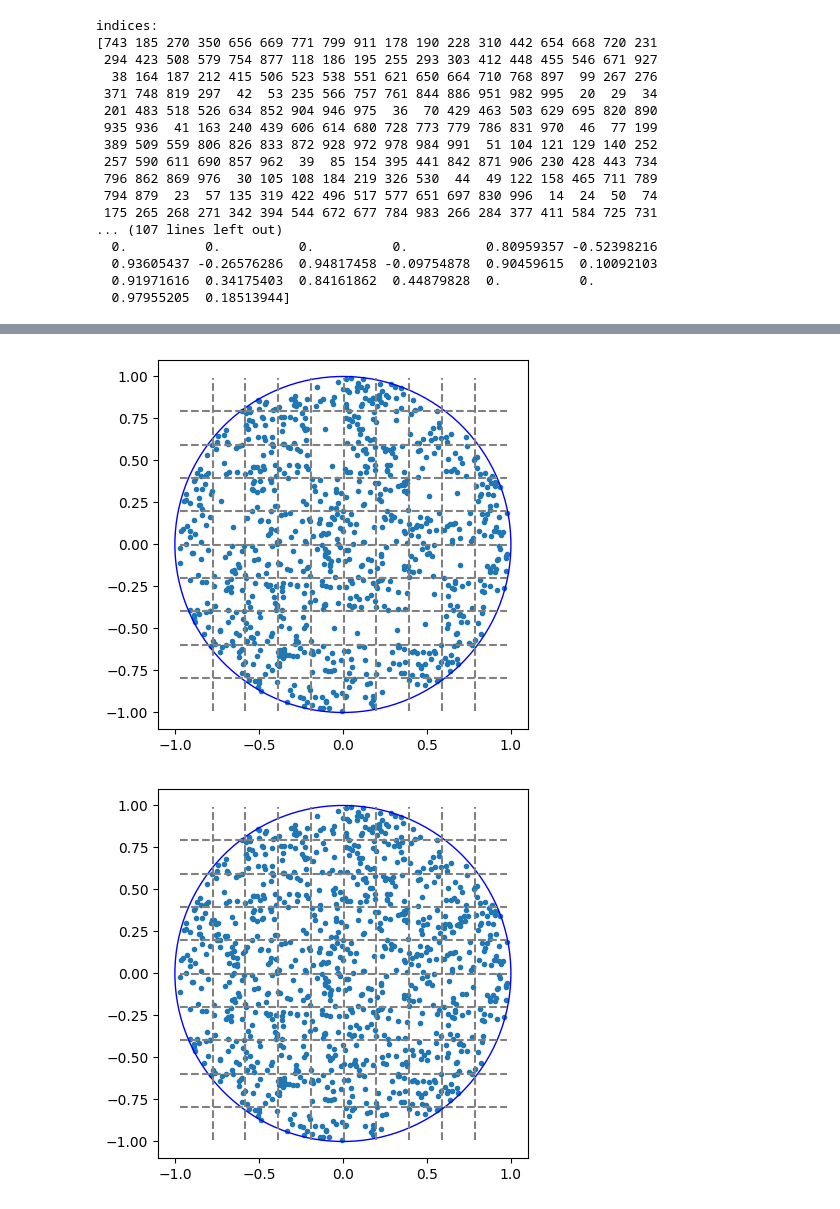
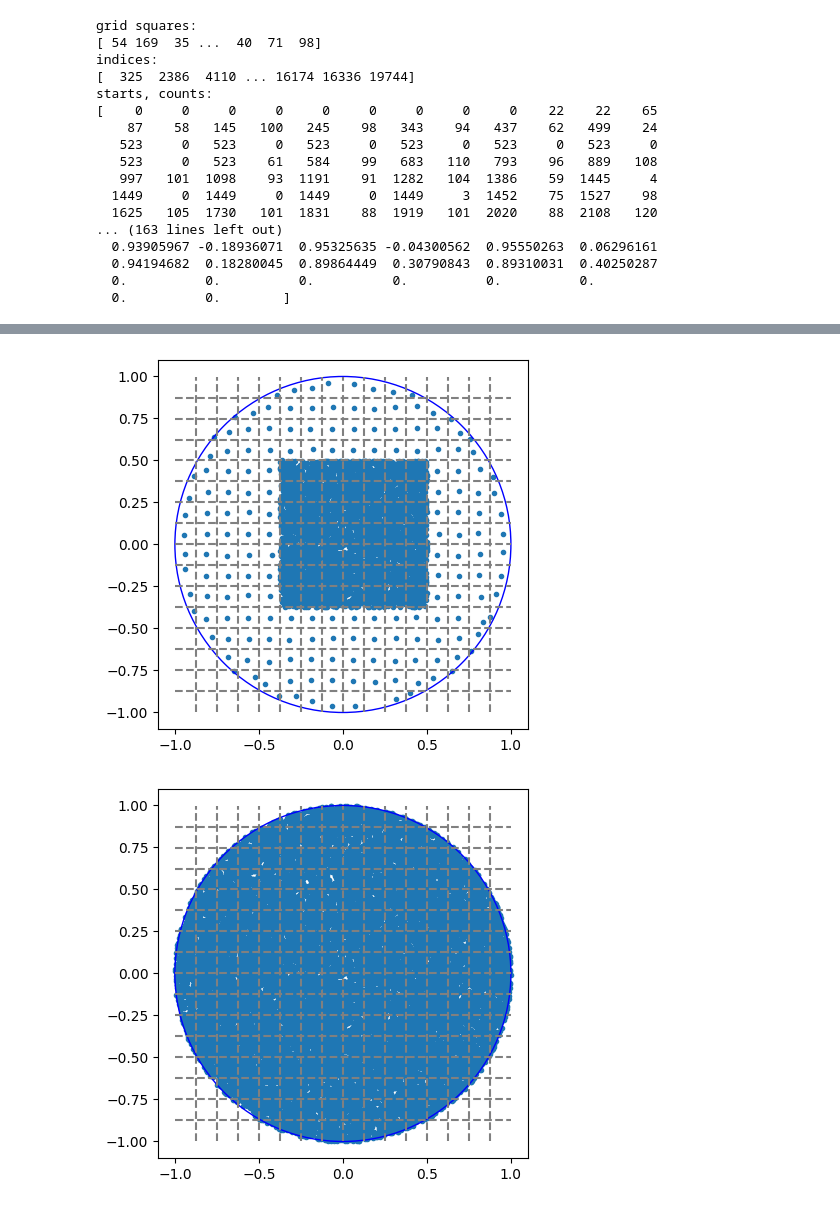
Before and after one commit to Milan7843/hyperbolic-tsne, a Jupyter notebook: uniform_grid_test.ipynb, the cells around one changed output, grey strips where cells are left out. Drawn from its saved outputs; the diff is of its cells as text; code cells hidden in the pictures.

```diff
--- a/uniform_grid_test.ipynb
+++ b/uniform_grid_test.ipynb
@@ -12,7 +12,7 @@ def generate_points(n):
         y = np.random.uniform(-1, 1)
 
         # Check if the point is within the unit circle
-        if x**2 + y**2 < 0.999999:
+        if x**2 + y**2 < 0.9999:
             points.append([x, y])
 
     return np.array(points)
@@ -56,7 +56,7 @@ def create_2d_array(points):
     return np.reshape(points, (n, 2))
 
 # Example usage:
-n = 1000
+n = 20000
 points = generate_points(n)
 print("Generated points:")
 print(points)
@@ -82,12 +82,12 @@ print("euclidian_to_poincare(poincare_to_euclidean(0.0, 0.9999)) =", grid.py_euc
 ex, ey = grid.py_euclidean_to_poincare(5.0, 17.5)
 print("poincare_to_euclidean(euclidian_to_poincare(5.0, 17.5)) =", grid.py_poincare_to_euclidean(ex, ey))
 
-grid_n = 10
+grid_n = 16
 grid_size = grid_n**2
 
 start_time = time.time()
 
-result_indices, result_starts_counts, max_distances, square_positions, x_min, width, y_min, height = grid.divide_points_over_grid(points, grid_n)
+grid_square_indices_per_point, result_indices, result_starts_counts, max_distances, square_positions, x_min, width, y_min, height = grid.divide_points_over_grid(points, grid_n)
 
 end_time = time.time()
 
@@ -106,6 +106,8 @@ plt.show()
 
 
 #grid.divide_points_over_grid(points, grid_size)
+print("grid squares:")
+print(grid_square_indices_per_point)
 print("indices:")
 print(result_indices)
 print("starts, counts:")
@@ -127,6 +129,10 @@ ratios = []
 theta = 0.5
 theta_sq = theta**2
 
+grid_x = grid_n // 2
+grid_y = grid_n // 2
+squares_range = 3
+
 # Looping over all grid squares
 for k in range(grid_size):
 
@@ -143,8 +149,12 @@ for k in range(grid_size):
     distances_to_grid_squares.append(dist_to_square)
     ratios.append((max_square_dist*max_square_dist) / dist_to_square)
 
+    k_grid_x = k % grid_n;
+    k_grid_y = int(k / grid_n);
+
+    if ((abs(k_grid_x - grid_x) > squares_range or abs(k_grid_y - grid_y) > squares_range)):
     # If the square error is relatively small, compute using only the square average
-    if (max_square_dist < theta_sq * dist_to_square):
+    #if (max_square_dist < theta_sq * dist_to_square):
         checked_points.append([square_positions[k*2 + 0], square_positions[k*2 + 1]])
 
         # Move on to next grid square
@@ -218,17 +228,17 @@ grid setup time: 0.004493236541748047 seconds
+grid squares:
+[ 54 169  35 ...  40  71  98]
 indices:
-[743 185 270 350 656 669 771 799 911 178 190 228 310 442 654 668 720 231
- 294 423 508 579 754 877 118 186 195 255 293 303 412 448 455 546 671 927
-  38 164 187 212 415 506 523 538 551 621 650 664 710 768 897  99 267 276
- 371 748 819 297  42  53 235 566 757 761 844 886 951 982 995  20  29  34
- 201 483 518 526 634 852 904 946 975  36  70 429 463 503 629 695 820 890
- 935 936  41 163 240 439 606 614 680 728 773 779 786 831 970  46  77 199
- 389 509 559 806 826 833 872 928 972 978 984 991  51 104 121 129 140 252
- 257 590 611 690 857 962  39  85 154 395 441 842 871 906 230 428 443 734
- 796 862 869 976  30 105 108 184 219 326 530  44  49 122 158 465 711 789
- 794 879  23  57 135 319 422 496 517 577 651 697 830 996  14  24  50  74
- 175 265 268 271 342 394 544 672 677 784 983 266 284 377 411 584 725 731
-... (107 lines left out)
-  0.          0.          0.          0.          0.80959357 -0.52398216
-  0.93605437 -0.26576286  0.94817458 -0.09754878  0.90459615  0.10092103
-  0.91971616  0.34175403  0.84161862  0.44879828  0.          0.
-  0.97955205  0.18513944]
+[  325  2386  4110 ... 16174 16336 19744]
+starts, counts:
+[    0     0     0     0     0     0     0     0     0    22    22    65
+    87    58   145   100   245    98   343    94   437    62   499    24
+   523     0   523     0   523     0   523     0   523     0   523     0
+   523     0   523    61   584    99   683   110   793    96   889   108
+   997   101  1098    93  1191    91  1282   104  1386    59  1445     4
+  1449     0  1449     0  1449     0  1449     3  1452    75  1527    98
+  1625   105  1730   101  1831    88  1919   101  2020    88  2108   120
+... (163 lines left out)
+  0.93905967 -0.18936071  0.95325635 -0.04300562  0.95550263  0.06296161
+  0.94194682  0.18280045  0.89864449  0.30790843  0.89310031  0.40250287
+  0.          0.          0.          0.          0.          0.
+  0.          0.        ]
@@ -240,2 +250,2 @@ indices:
-[figure, old version]
+[figure, new version]
-[figure, old version]
+[figure, new version]
```
Also changed, not shown: parts of 1 cell of this notebook, 10 other files.
